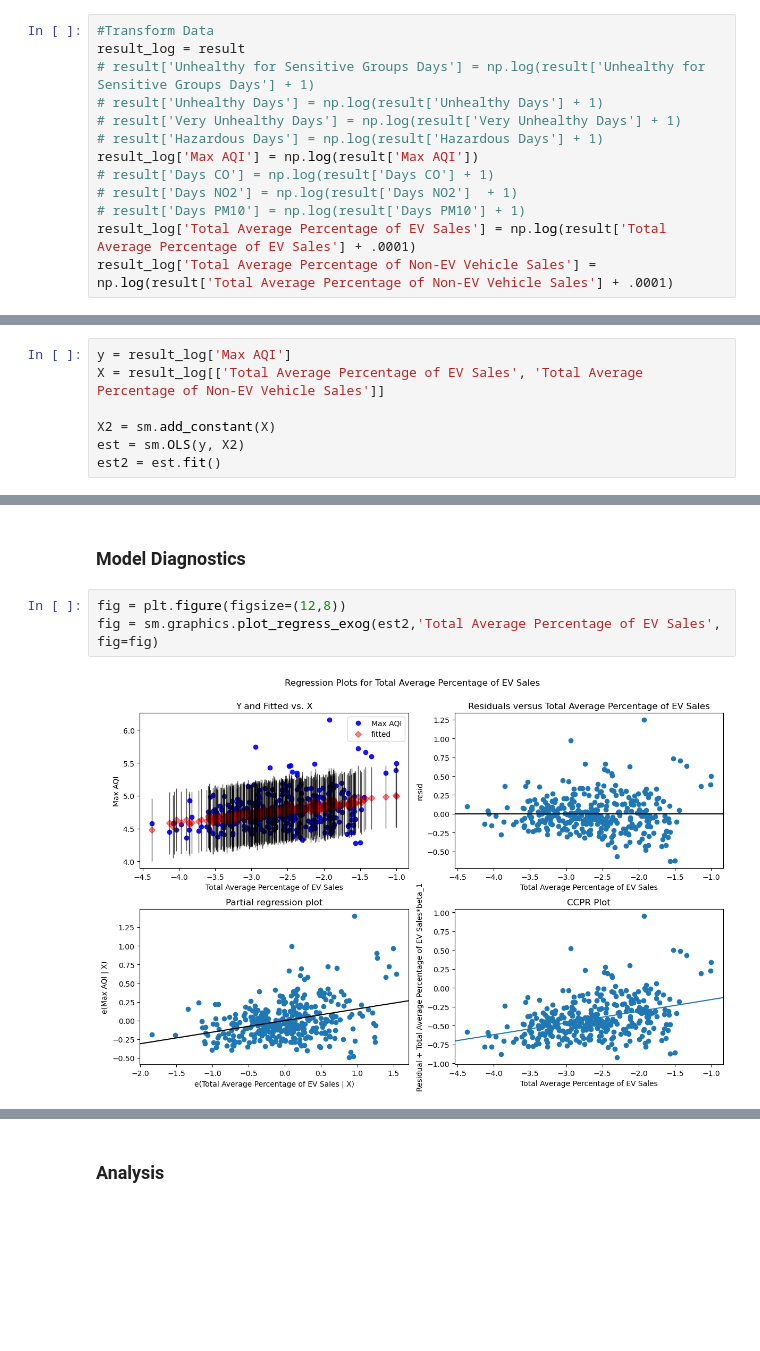
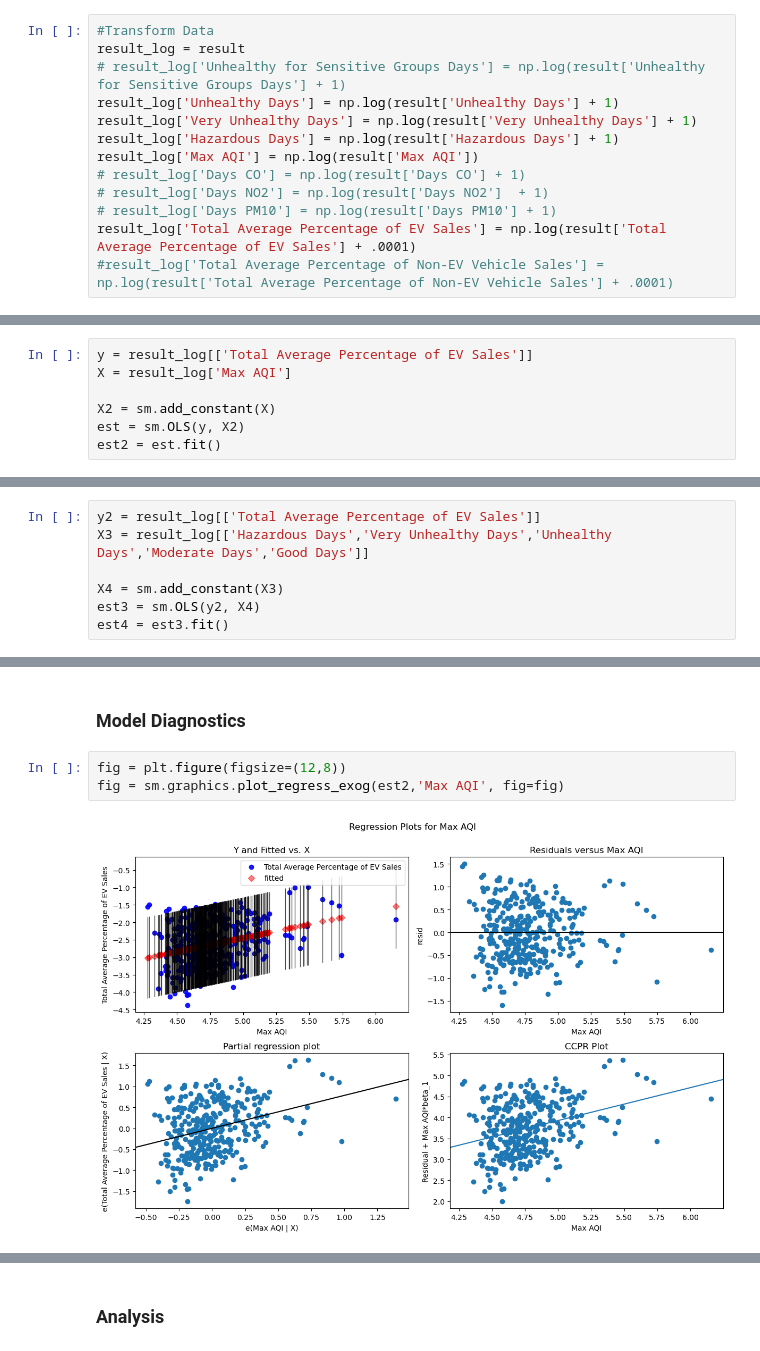
Before and after one commit to monal20/Neueda2023, a Jupyter notebook: Analysis.ipynb, the cells around one changed output, grey strips where cells are left out. Drawn from its saved outputs; the diff is of its cells as text; blank space fills up the shorter version.

Commit message:
edited regressions

```diff
--- a/Analysis.ipynb
+++ b/Analysis.ipynb
@@ -340,16 +342,16 @@ array([[<Axes: title={'center': 'Max AQI'}>,
 # %%
 #Transform Data
 result_log = result
-# result['Unhealthy for Sensitive Groups Days'] = np.log(result['Unhealthy for Sensitive Groups Days'] + 1)
-# result['Unhealthy Days'] = np.log(result['Unhealthy Days'] + 1)
-# result['Very Unhealthy Days'] = np.log(result['Very Unhealthy Days'] + 1)
-# result['Hazardous Days'] = np.log(result['Hazardous Days'] + 1)
+# result_log['Unhealthy for Sensitive Groups Days'] = np.log(result['Unhealthy for Sensitive Groups Days'] + 1)
+result_log['Unhealthy Days'] = np.log(result['Unhealthy Days'] + 1)
+result_log['Very Unhealthy Days'] = np.log(result['Very Unhealthy Days'] + 1)
+result_log['Hazardous Days'] = np.log(result['Hazardous Days'] + 1)
 result_log['Max AQI'] = np.log(result['Max AQI'])
-# result['Days CO'] = np.log(result['Days CO'] + 1)
-# result['Days NO2'] = np.log(result['Days NO2']  + 1)
-# result['Days PM10'] = np.log(result['Days PM10'] + 1)
+# result_log['Days CO'] = np.log(result['Days CO'] + 1)
+# result_log['Days NO2'] = np.log(result['Days NO2']  + 1)
+# result_log['Days PM10'] = np.log(result['Days PM10'] + 1)
 result_log['Total Average Percentage of EV Sales'] = np.log(result['Total Average Percentage of EV Sales'] + .0001)
-result_log['Total Average Percentage of Non-EV Vehicle Sales'] = np.log(result['Total Average Percentage of Non-EV Vehicle Sales'] + .0001)
+#result_log['Total Average Percentage of Non-EV Vehicle Sales'] = np.log(result['Total Average Percentage of Non-EV Vehicle Sales'] + .0001)
 # %%
 result_log.describe()
 # %% [output]
@@ -377,6 +381,6 @@ We transformed some of the variables to normalize the distribution.
 # %%
-y = result_log['Max AQI']
-X = result_log[['Total Average Percentage of EV Sales', 'Total Average Percentage of Non-EV Vehicle Sales']]
+y = result_log[['Total Average Percentage of EV Sales']]
+X = result_log['Max AQI']
 
 X2 = sm.add_constant(X)
 est = sm.OLS(y, X2)
@@ -383,0 +390,7 @@ est2 = est.fit()
+# %%
+y2 = result_log[['Total Average Percentage of EV Sales']]
+X3 = result_log[['Hazardous Days','Very Unhealthy Days','Unhealthy Days','Moderate Days','Good Days']]
+
+X4 = sm.add_constant(X3)
+est3 = sm.OLS(y2, X4)
+est4 = est3.fit()
@@ -385,6 +416,6 @@ est2 = est.fit()
 ### Model Diagnostics
 # %%
 fig = plt.figure(figsize=(12,8))
-fig = sm.graphics.plot_regress_exog(est2,'Total Average Percentage of EV Sales', fig=fig)
+fig = sm.graphics.plot_regress_exog(est2,'Max AQI', fig=fig)
 # %% [output]
-[figure, old version]
+[figure, new version]
```
Also changed, not shown: parts of 14 cells of this notebook, 1 other file.
